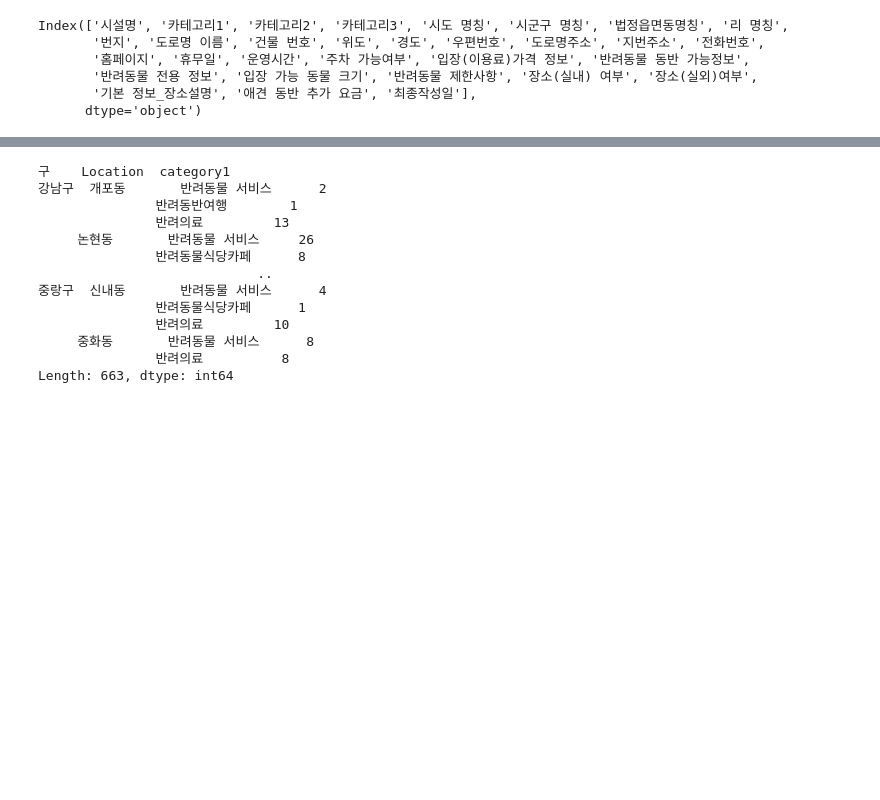
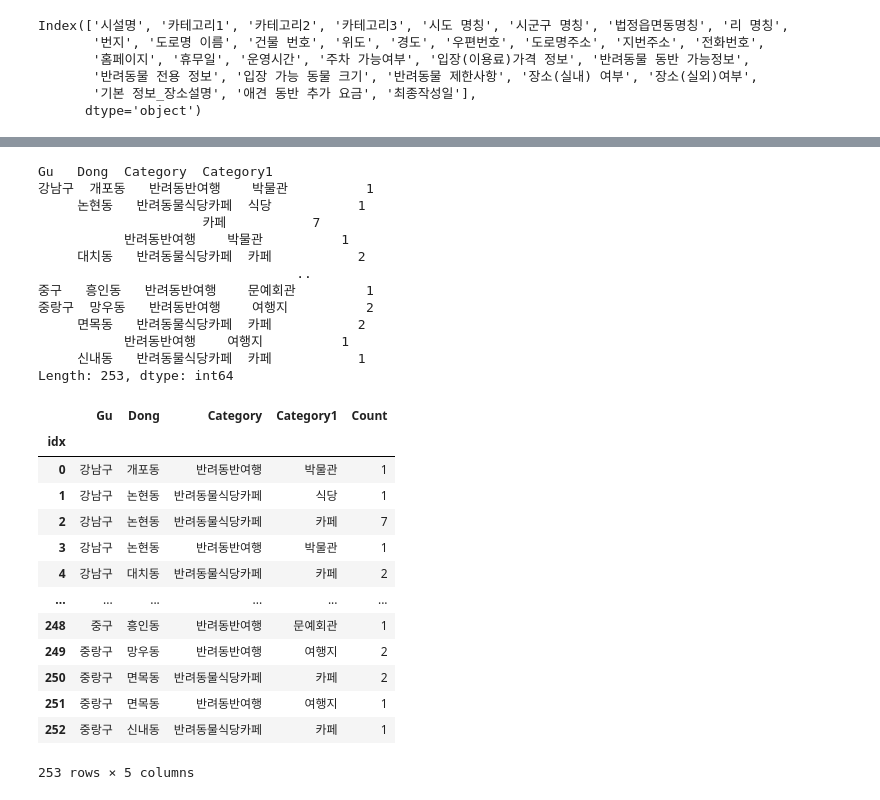
Before and after one commit to Kkimjiwoo/-Team_Project-, a Jupyter notebook: 전처리 과정/행정동단위_동반가능_문화시설/행정동_동반가능_시설.ipynb, the cells around one changed output, grey strips where cells are left out. Saved outputs shown, nothing was run; the diff lists cells and outputs as text; code cells hidden in the pictures; blank space fills up the shorter version.

Commit message:
[04/30/24] 행정동 단위 동반 가능 문화시설 전처리 - 동반가능 여행지 기준 - 동반가능 카페 및 식당 기준 - 여행지 + 카페 및 식당

```diff
--- a/전처리 과정/행정동단위_동반가능_문화시설/행정동_동반가능_시설.ipynb
+++ b/전처리 과정/행정동단위_동반가능_문화시설/행정동_동반가능_시설.ipynb
@@ -48,3 +50,7 @@ facility.head()
 | 15 | 금천구 | 시흥동 | 1층메디컬약국 | 반려의료 | 동물약국 |
 | 16 | 성동구 | 하왕십리동 | 1층이화약국 | 반려의료 | 동물약국 |
 | 26 | 용산구 | 보광동 | 21세기동물병원 | 반려의료 | 동물병원 |
+# %%
+facility = facility[(facility['Category'] == '반려동물식당카페') | (facility['Category'] == '반려동반여행')]
+
+facility
@@ -51,22 +71,48 @@ facility.head()
 # %%
-# 카테고리 2를 제외한 컬럼
-facility1 =  facility[['구','Location','name','category1']]
+# 이름을 제외한 컬럼
+facility1 =  facility[['Gu','Dong','Category','Category1']]
 # %%
 # 카테고리로 분류한 동별 동반 가능 시설
-동별_동반가능_시설_카테고리 = facility1.groupby(['구','Location','category1']).size()
+facility1 = facility1.groupby(['Gu','Dong','Category','Category1']).size()
 
-동별_동반가능_시설_카테고리
+facility1
 # %% [output]
-구    Location  category1
-강남구  개포동       반려동물 서비스      2
-               반려동반여행        1
-               반려의료         13
-     논현동       반려동물 서비스     26
-               반려동물식당카페      8
-                            ..
-중랑구  신내동       반려동물 서비스      4
-               반려동물식당카페      1
-               반려의료         10
-     중화동       반려동물 서비스      8
-               반려의료          8
-Length: 663, dtype: int64
+Gu   Dong  Category  Category1
+강남구  개포동   반려동반여행    박물관          1
+     논현동   반려동물식당카페  식당           1
+                     카페           7
+           반려동반여행    박물관          1
+     대치동   반려동물식당카페  카페           2
+                                 ..
+중구   흥인동   반려동반여행    문예회관         1
+중랑구  망우동   반려동반여행    여행지          2
+     면목동   반려동물식당카페  카페           2
+           반려동반여행    여행지          1
+     신내동   반려동물식당카페  카페           1
+Length: 253, dtype: int64
+# %%
+# 데이터프레임 형태로 변경
+facility1 = pd.DataFrame(facility1)
+
+# 데이터프레임 이름 변경
+facility1 = facility1.reset_index()
+facility1 = facility1.rename(columns = {
+                                        0:'Count'
+                                        }).rename_axis('idx')
+
+facility1
+# %% [output]
+|  | Gu | Dong | Category | Category1 | Count |
+| idx |  |  |  |  |  |
+| 0 | 강남구 | 개포동 | 반려동반여행 | 박물관 | 1 |
+| 1 | 강남구 | 논현동 | 반려동물식당카페 | 식당 | 1 |
+| 2 | 강남구 | 논현동 | 반려동물식당카페 | 카페 | 7 |
+| 3 | 강남구 | 논현동 | 반려동반여행 | 박물관 | 1 |
+| 4 | 강남구 | 대치동 | 반려동물식당카페 | 카페 | 2 |
+| ... | ... | ... | ... | ... | ... |
+| 248 | 중구 | 흥인동 | 반려동반여행 | 문예회관 | 1 |
+| 249 | 중랑구 | 망우동 | 반려동반여행 | 여행지 | 2 |
+| 250 | 중랑구 | 면목동 | 반려동물식당카페 | 카페 | 2 |
+| 251 | 중랑구 | 면목동 | 반려동반여행 | 여행지 | 1 |
+| 252 | 중랑구 | 신내동 | 반려동물식당카페 | 카페 | 1 |
+253 rows × 5 columns
```
Also changed, not shown: parts of 13 cells of this notebook.
